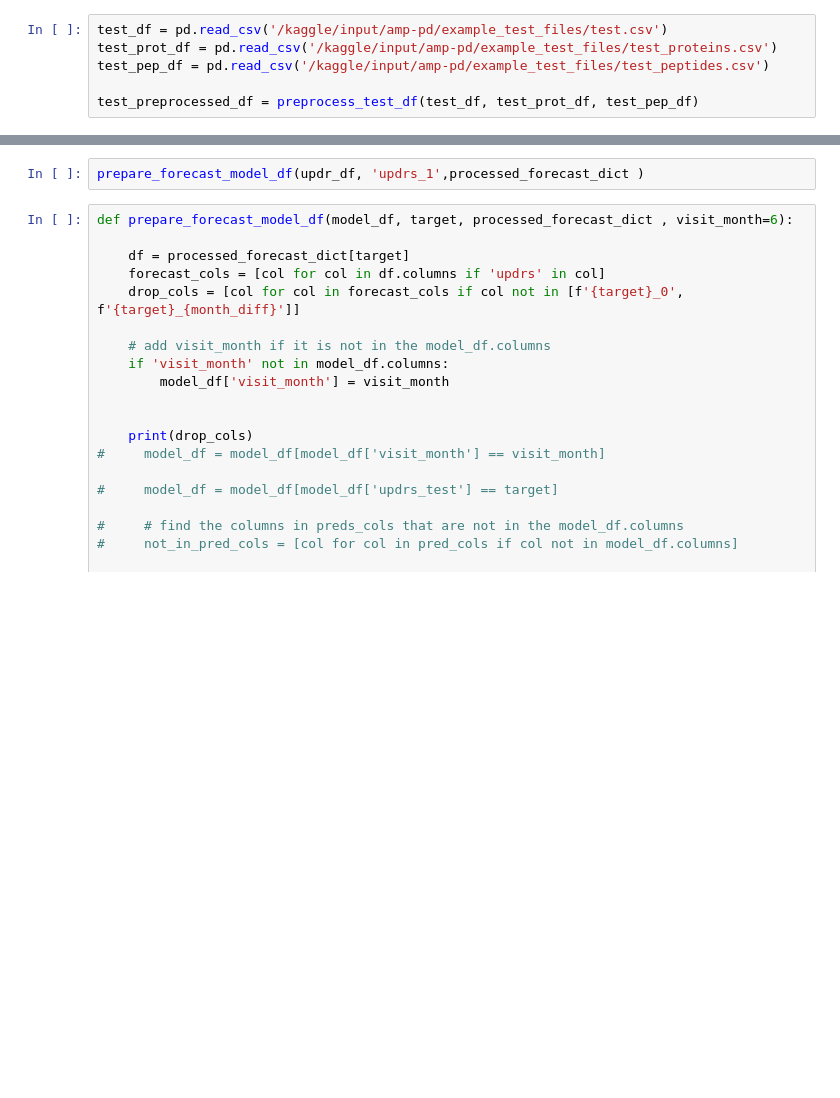
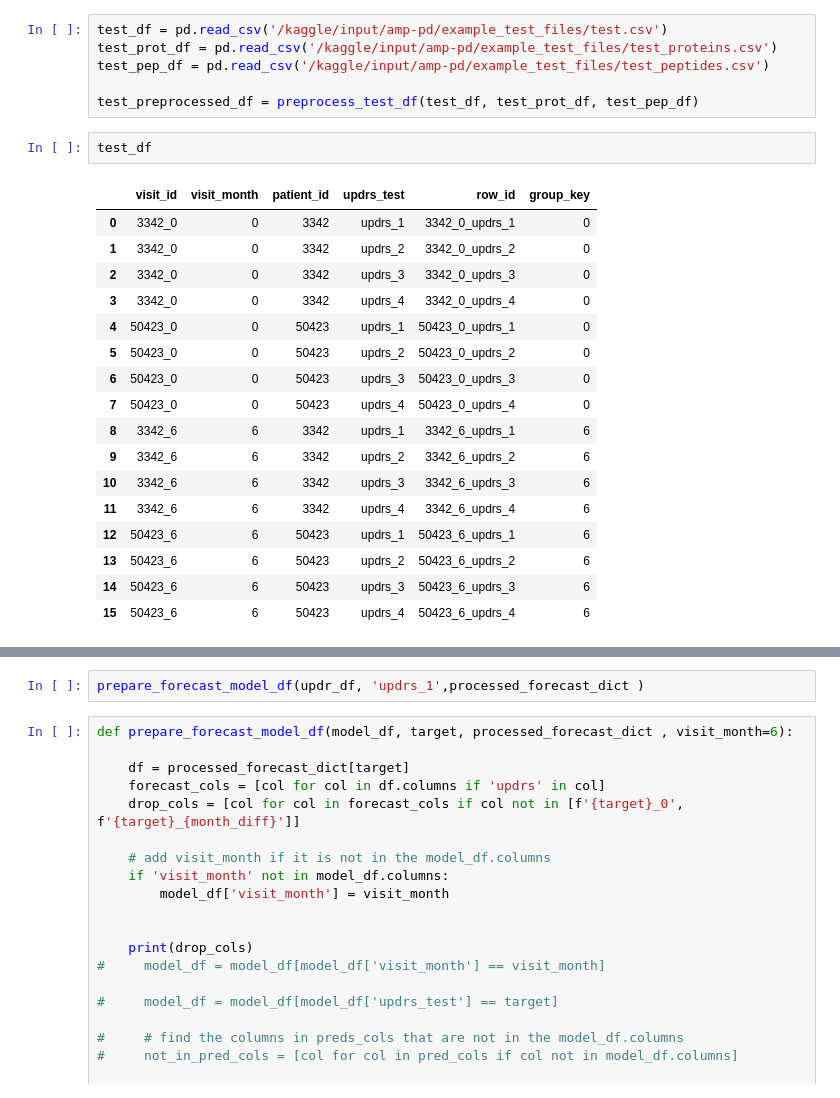
Before and after one commit to dagartga/Boosted-Models-for-Parkinsons-Prediction, a Jupyter notebook: kaggle-parkinsons-submission-v1.ipynb, the cells around one changed output, grey strips where cells are left out. Cells and saved outputs as stored; diff of their text form; blank space fills up the shorter version.

```diff
--- a/kaggle-parkinsons-submission-v1.ipynb
+++ b/kaggle-parkinsons-submission-v1.ipynb
@@ -292,5 +313,25 @@ test_prot_df = pd.read_csv('/kaggle/input/amp-pd/example_test_files/test_protein
 test_pep_df = pd.read_csv('/kaggle/input/amp-pd/example_test_files/test_peptides.csv')
 
 test_preprocessed_df = preprocess_test_df(test_df, test_prot_df, test_pep_df)
+# %%
+test_df
+# %% [output]
+|  | visit_id | visit_month | patient_id | updrs_test | row_id | group_key |
+| 0 | 3342_0 | 0 | 3342 | updrs_1 | 3342_0_updrs_1 | 0 |
+| 1 | 3342_0 | 0 | 3342 | updrs_2 | 3342_0_updrs_2 | 0 |
+| 2 | 3342_0 | 0 | 3342 | updrs_3 | 3342_0_updrs_3 | 0 |
+| 3 | 3342_0 | 0 | 3342 | updrs_4 | 3342_0_updrs_4 | 0 |
+| 4 | 50423_0 | 0 | 50423 | updrs_1 | 50423_0_updrs_1 | 0 |
+| 5 | 50423_0 | 0 | 50423 | updrs_2 | 50423_0_updrs_2 | 0 |
+| 6 | 50423_0 | 0 | 50423 | updrs_3 | 50423_0_updrs_3 | 0 |
+| 7 | 50423_0 | 0 | 50423 | updrs_4 | 50423_0_updrs_4 | 0 |
+| 8 | 3342_6 | 6 | 3342 | updrs_1 | 3342_6_updrs_1 | 6 |
+| 9 | 3342_6 | 6 | 3342 | updrs_2 | 3342_6_updrs_2 | 6 |
+| 10 | 3342_6 | 6 | 3342 | updrs_3 | 3342_6_updrs_3 | 6 |
+| 11 | 3342_6 | 6 | 3342 | updrs_4 | 3342_6_updrs_4 | 6 |
+| 12 | 50423_6 | 6 | 50423 | updrs_1 | 50423_6_updrs_1 | 6 |
+| 13 | 50423_6 | 6 | 50423 | updrs_2 | 50423_6_updrs_2 | 6 |
+| 14 | 50423_6 | 6 | 50423 | updrs_3 | 50423_6_updrs_3 | 6 |
+| 15 | 50423_6 | 6 | 50423 | updrs_4 | 50423_6_updrs_4 | 6 |
 # %%
 test_preprocessed_df.sort_values(by='visit_month')
```
Also changed, not shown: parts of 8 cells of this notebook.
